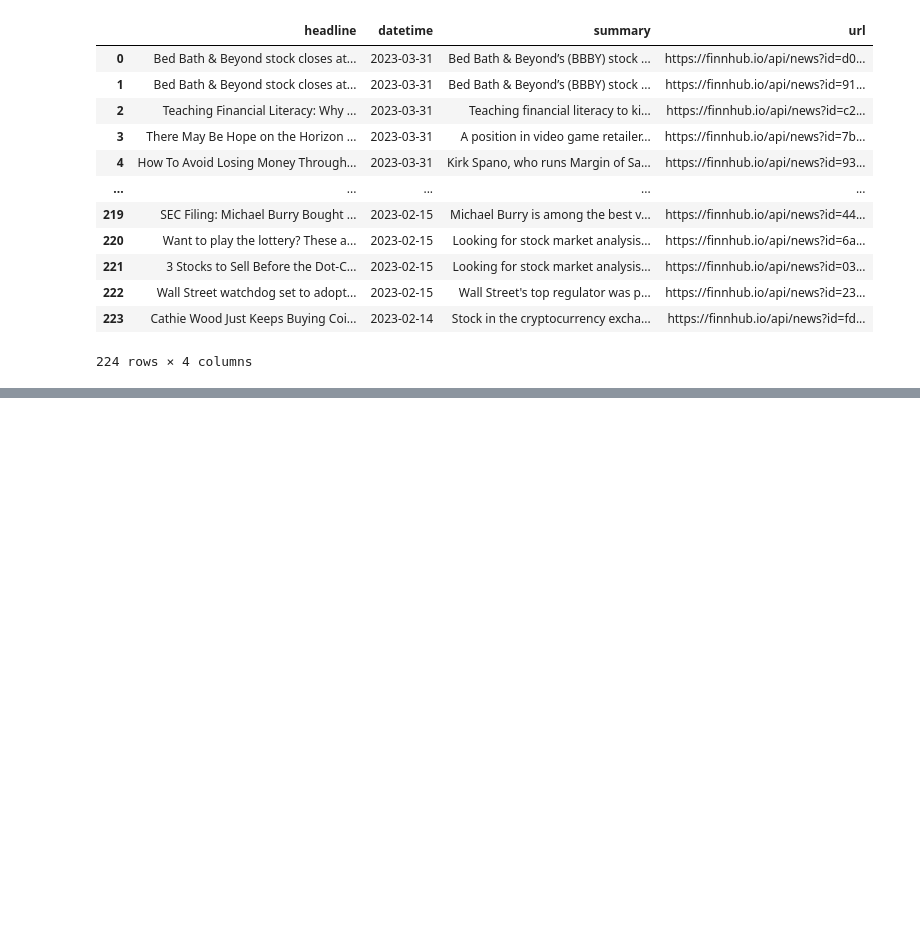
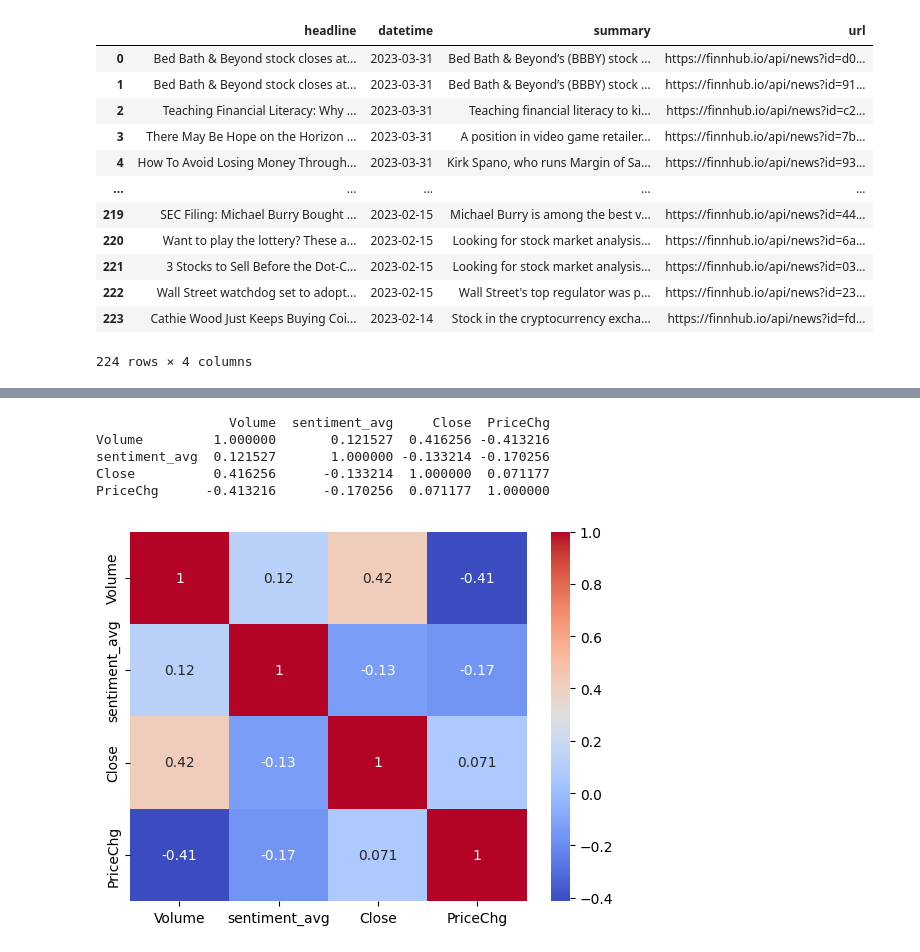
Before and after one commit to s5263er/GameStop-Sentiment-and-Price-Analysis, a Jupyter notebook: FIN_INFO_RET.ipynb, the cells around one changed output, grey strips where cells are left out. Saved outputs shown, nothing was run; the diff lists cells and outputs as text; code cells hidden in the pictures; blank space fills up the shorter version.

```diff
--- a/FIN_INFO_RET.ipynb
+++ b/FIN_INFO_RET.ipynb
@@ -700,0 +731,19 @@ df_finhub
+# %%
+merged_df_gme_vader_finhub = pd.merge(df_gme, df_finhub, on='date', how='left')
+
+# filter out rows with dates outside the range of interest
+start_date = pd.Timestamp('2023-02-14')
+end_date = pd.Timestamp('2023-03-31')
+merged_df_gme_vader_finhub = merged_df_gme_vader_finhub[(merged_df_gme_vader_finhub['date'] >= start_date) & (merged_df_gme_vader_finhub['date'] <= end_date)]
+
+# group by date and aggregate the sentiment values
+merged_df_gme_vader_finhub = merged_df_gme_vader_finhub.groupby('date').agg({'Open': 'first', 'High': 'max', 'Low': 'min', 'Close': 'last', 'Volume': 'max', 'Dividends': 'max', 'Stock Splits': 'max', 'sentiment_avg': 'max'})
+
+# reset the index to include the "date" column
+merged_df_gme_vader_finhub = merged_df_gme_vader_finhub.reset_index()
+#merged_df_gme['avg_price'] = merged_df_gme[['Open', 'High', 'Low', 'Close']].mean(axis=1)
+#USE CLOSING PRICE
+# print the resulting dataframe
+merged_df_gme_vader_finhub['PriceChg'] = (merged_df_gme_vader_finhub['Close'] - merged_df_gme_vader_finhub['Open']) / merged_df_gme_vader_finhub['Open']
+
+merged_df_gme_vader_finhub
@@ -700,0 +768,21 @@ df_finhub
+# %%
+merged_df_gme_vader_finhub['Volume'] = (merged_df_gme_vader_finhub['Volume'] - merged_df_gme_vader_finhub['Volume'].mean()) / merged_df_gme_vader_finhub['Volume'].std()
+merged_df_gme_vader_finhub['sentiment_avg'] = (merged_df_gme_vader_finhub['sentiment_avg'] - merged_df_gme_vader_finhub['sentiment_avg'].mean()) / merged_df_gme_vader_finhub['sentiment_avg'].std()
+merged_df_gme_vader_finhub['Close'] = (merged_df_gme_vader_finhub['Close'] - merged_df_gme_vader_finhub['Close'].mean()) / merged_df_gme_vader_finhub['Close'].std()
+merged_df_gme_vader_finhub['PriceChg'] = (merged_df_gme_vader_finhub['PriceChg'] - merged_df_gme_vader_finhub['PriceChg'].mean()) / merged_df_gme_vader_finhub['PriceChg'].std()
+
+# compute the correlation matrix
+corr_matrix = merged_df_gme_vader_finhub[['Volume', 'sentiment_avg', 'Close','PriceChg']].corr()
+
+# display the correlation matrix
+print(corr_matrix)
+sns.heatmap(corr_matrix, annot=True, cmap='coolwarm')
+# show the plot
+plt.show()
+# %% [output]
+                 Volume  sentiment_avg     Close  PriceChg
+Volume         1.000000       0.121527  0.416256 -0.413216
+sentiment_avg  0.121527       1.000000 -0.133214 -0.170256
+Close          0.416256      -0.133214  1.000000  0.071177
+PriceChg      -0.413216      -0.170256  0.071177  1.000000
+[figure, added]
```
Also changed, not shown: parts of 21 cells of this notebook.
